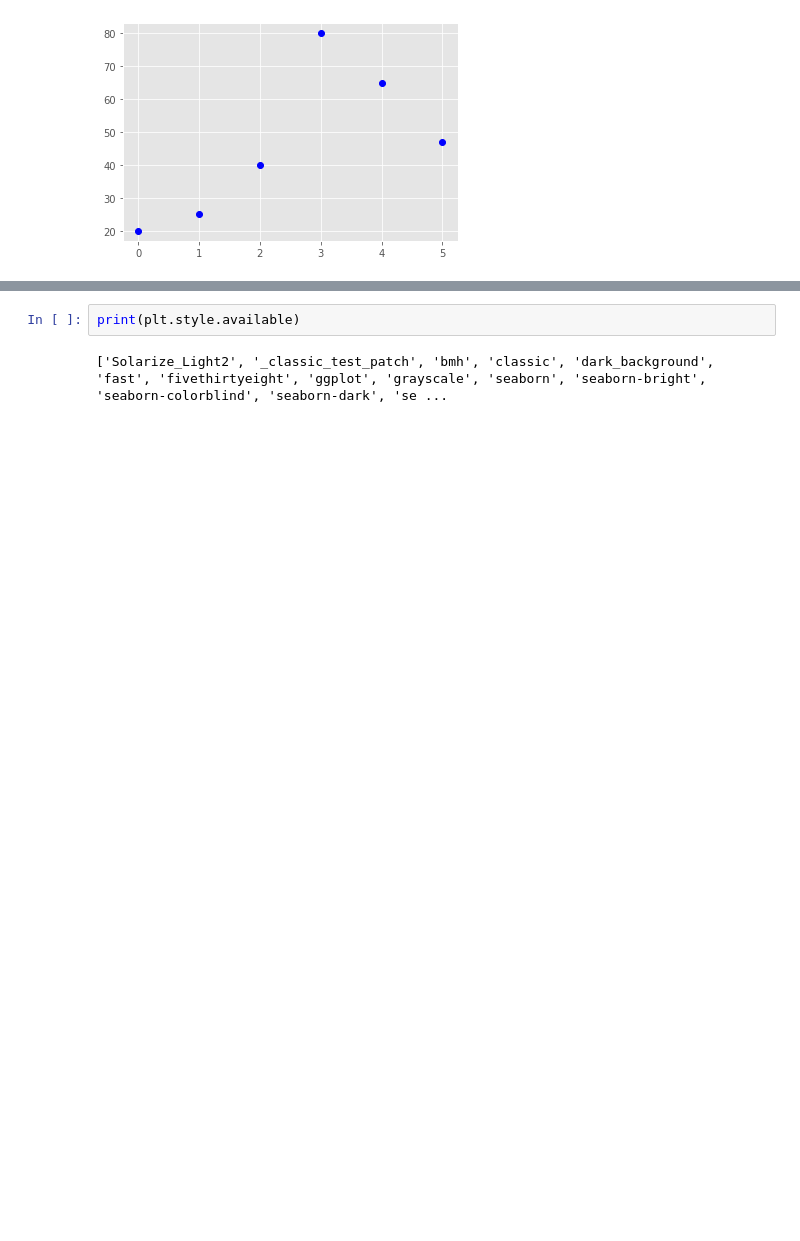
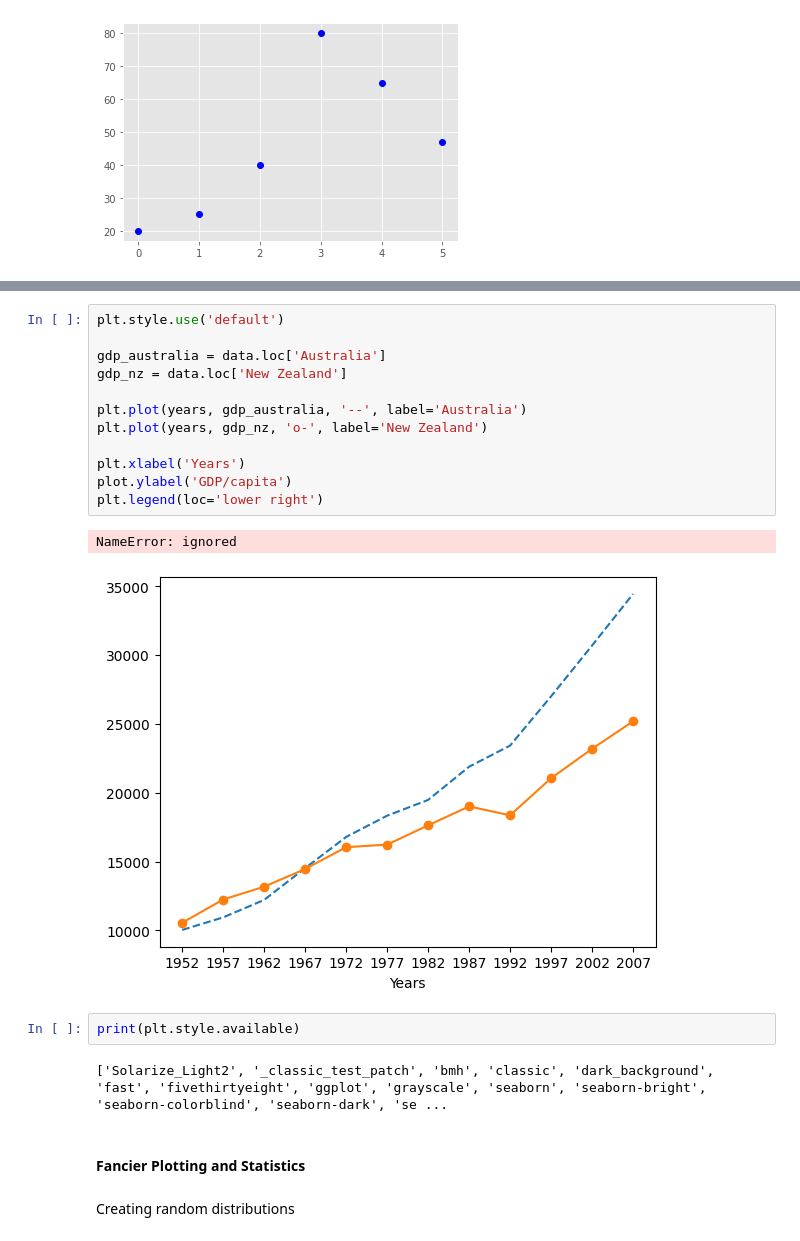
Before and after one commit to Dudleym20/praccomp_2022, a Jupyter notebook: Praccomp2022.ipynb, the cells around one changed output, grey strips where cells are left out. Cells and saved outputs as stored; diff of their text form; blank space fills up the shorter version.

```diff
--- a/Praccomp2022.ipynb
+++ b/Praccomp2022.ipynb
@@ -531,6 +577,23 @@ plt.scatter(gdp_australia,gdp_nz)
+# %%
+plt.style.use('default')
+
+gdp_australia = data.loc['Australia']
+gdp_nz = data.loc['New Zealand']
+
+plt.plot(years, gdp_australia, '--', label='Australia')
+plt.plot(years, gdp_nz, 'o-', label='New Zealand')
+
+plt.xlabel('Years')
+plot.ylabel('GDP/capita')
+plt.legend(loc='lower right')
+# %% [output]
+NameError: ignored
+[figure, added]
 # %%
 print(plt.style.available)
 # %% [output]
 ['Solarize_Light2', '_classic_test_patch', 'bmh', 'classic', 'dark_background', 'fast', 'fivethirtyeight', 'ggplot', 'grayscale', 'seaborn', 'seaborn-bright', 'seaborn-colorblind', 'seaborn-dark', 'se ...
-# %% [markdown]
-####
+# %% [markdown]
+#### Fancier Plotting and Statistics
+# %% [markdown]
+Creating random distributions
```
Also changed, not shown: parts of 38 cells of this notebook.
